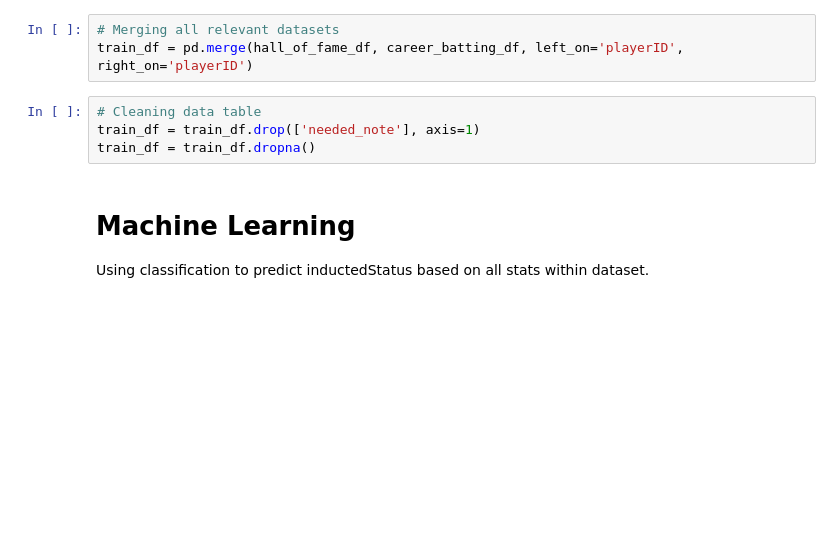
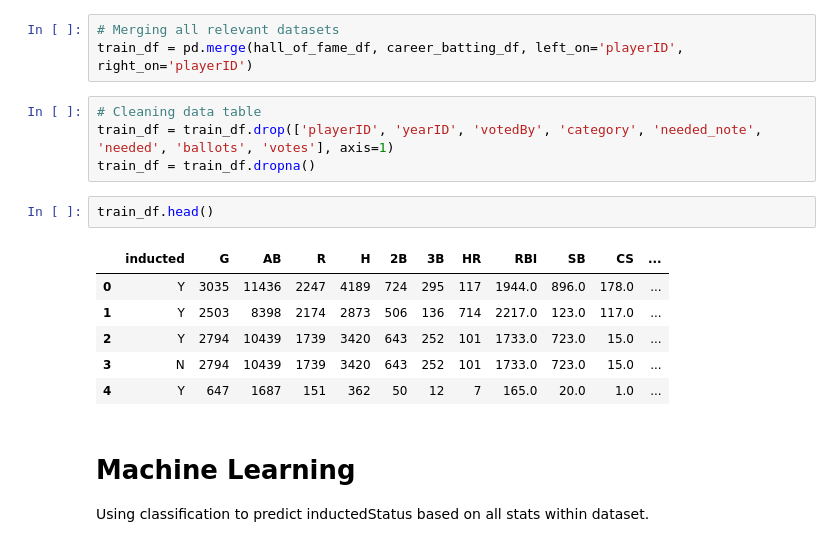
Before and after one commit to sting0312/GoldenGloves, a Jupyter notebook: golden-gloves.ipynb, the cells around one changed output. Cells and saved outputs as stored; diff of their text form; blank space fills up the shorter version.

```diff
--- a/golden-gloves.ipynb
+++ b/golden-gloves.ipynb
@@ -149,8 +149,17 @@ Name: bondsba01, dtype: float64
 train_df = pd.merge(hall_of_fame_df, career_batting_df, left_on='playerID', right_on='playerID')
 # %%
 # Cleaning data table
-train_df = train_df.drop(['needed_note'], axis=1)
+train_df = train_df.drop(['playerID', 'yearID', 'votedBy', 'category', 'needed_note', 'needed', 'ballots', 'votes'], axis=1)
 train_df = train_df.dropna()
+# %%
+train_df.head()
+# %% [output]
+|  | inducted | G | AB | R | H | 2B | 3B | HR | RBI | SB | CS | ... |
+| 0 | Y | 3035 | 11436 | 2247 | 4189 | 724 | 295 | 117 | 1944.0 | 896.0 | 178.0 | ... |
+| 1 | Y | 2503 | 8398 | 2174 | 2873 | 506 | 136 | 714 | 2217.0 | 123.0 | 117.0 | ... |
+| 2 | Y | 2794 | 10439 | 1739 | 3420 | 643 | 252 | 101 | 1733.0 | 723.0 | 15.0 | ... |
+| 3 | N | 2794 | 10439 | 1739 | 3420 | 643 | 252 | 101 | 1733.0 | 723.0 | 15.0 | ... |
+| 4 | Y | 647 | 1687 | 151 | 362 | 50 | 12 | 7 | 165.0 | 20.0 | 1.0 | ... |
 # %% [markdown]
 # Machine Learning
 Using classification to predict inductedStatus based on all stats within dataset.
```
Also changed, not shown: parts of 8 cells of this notebook.
